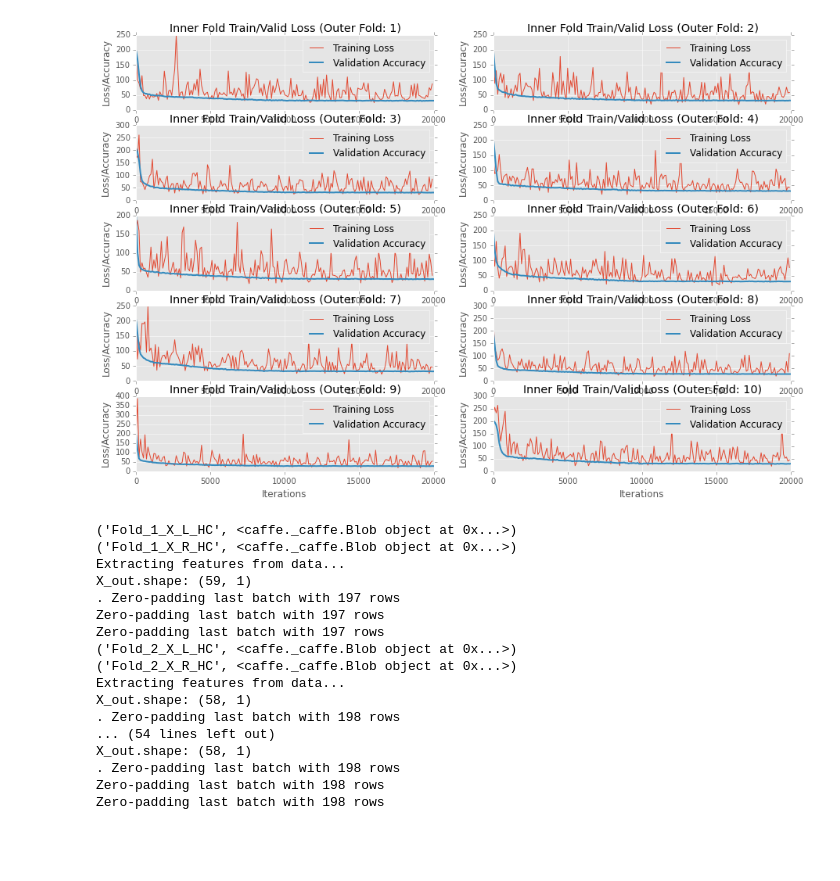
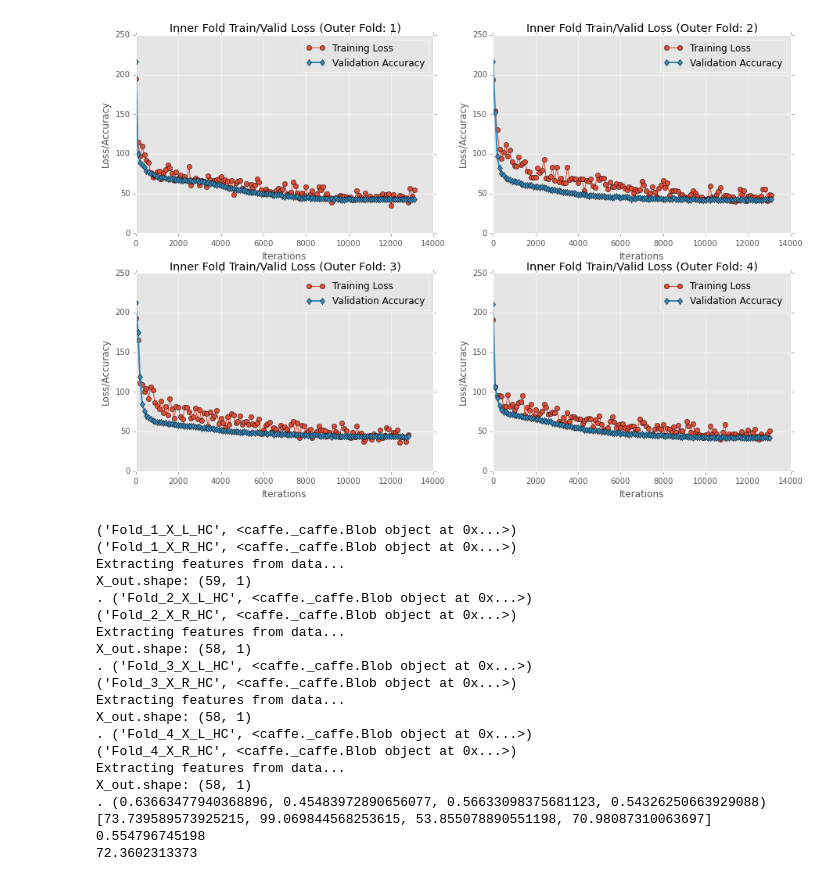
Before and after one commit to TIGRLab/NI-ML, a Jupyter notebook: models/notebooks/model_training_visuals.ipynb, the cells around one changed output. Drawn from its saved outputs; the diff is of its cells as text; code cells hidden in the pictures; blank space fills up the shorter version.

```diff
--- a/models/notebooks/model_training_visuals.ipynb
+++ b/models/notebooks/model_training_visuals.ipynb
@@ -38,15 +38,20 @@ def plot_from_logs(train_file, valid_file, log_title):
     v_iters = vX[:, 0]
     seconds = tX[:, 1]
 
+    #t_iters_lpf = tX[:, 3]
+    #for i in np.arange(1,len(t_iter),1):
+    #    t_iters_lpf[i] =  0.5*t_iters_lpf[i-1] + 0.5*t_iters_lpf[i]
+
     # Training loss and validation accuracy:
     #plt.subplot(211)
-    p1, = plt.plot(t_iters, tX[:, 3],  label="Training Loss")
-    p2, = plt.plot(v_iters, vX[:, 3],  linewidth=2, label="Validation Accuracy")
+    p1, = plt.plot(t_iters, tX[:, 3], '-o',  label="Training Loss")
+    #p1, = plt.plot(t_iters, t_iters_lpf, '-o',  label="Training Loss")
+    p2, = plt.plot(v_iters, vX[:, 3], '-d',linewidth=2, label="Validation Accuracy")
     plt.xlabel('Iterations')
     plt.ylabel('Loss/Accuracy')
     plt.title(log_title)
     plt.legend()
-    #plt.xlim([1000,15000])
+    #plt.xlim([0,10000])
     #plt.legend(bbox_to_anchor=(0.,1.02, 1., 0.102), loc=3, ncol=2, mode="expand", borderaxespad=0.)
 
     # Learning rate:
@@ -60,26 +65,30 @@ def plot_from_logs(train_file, valid_file, log_title):
 # %%
 #plt.figure()
 %matplotlib inline
 plt.rcParams['figure.figsize'] = (15, 10)
 plt.style.use('ggplot')
 
 baseline_dir= '/projects/nikhil/ADNI_prediction/caffe_output/'
-n_folds = 10
+n_folds = 4
 n_cols = 2
 n_rows = (n_folds+1)/n_cols
-tid = 55
+tid = 208
 modality = 'HC_CT'
 
 for lid in np.arange(1,n_folds+1,1):
+    #if lid in [1,2,3,4]:
+    #    tid = 91
+    #else:
+    #    tid = 88
     plt.subplot(n_rows,n_cols,lid)
     train_file = '{}OuterFold{}/caffe.INFO.{}_ff_OF{}_{}_T{}'.format(baseline_dir,lid,'train',lid,modality,tid)
     valid_file = '{}OuterFold{}/caffe.INFO.{}_ff_OF{}_{}_T{}'.format(baseline_dir,lid,'test',lid,modality,tid)
     log_title = 'Inner Fold Train/Valid Loss (Outer Fold: {})'.format(lid)
     plot_from_logs(train_file, valid_file, log_title)
 
 plt.show()
 # %% [output]
-[figure, old version]
+[figure, new version]
 # %%
 import caffe
 
@@ -142,12 +151,12 @@ baseline_dir= '/projects/nikhil/ADNI_prediction/'
 caffe_output_path = baseline_dir + 'caffe_output/'
 input_data_dir_path = baseline_dir + 'input_datasets/'
 target_file = caffe_output_path + 'test_1'
-modality = 'HC'
+modality = 'HC_CT'
 innerLoop = False
 outerLoop = True
 
-n_folds = 10
-tid = 51
+n_folds = 4
+tid = 208
 batch_size = 256
 
 X_out = []
@@ -156,8 +165,15 @@ labels = []
 CV_r = []
 CV_MSE = []
 
-snapshot_iter = '10000'
+snapshot_iter = '13000'
 for lid in np.arange(1,n_folds+1,1):
+#     if lid in [1,2,3,4]:
+#        snapshot_iter = '4000'
+#        tid = 91
+#     else:
+#        snapshot_iter = '6000'
+#        tid = 92
+
 
     model_file = '{}OuterFold{}/_iter_{}.caffemodel_{}_T{}'.format(caffe_output_path,lid,snapshot_iter,modality,tid)
     net_file = '{}OuterFold{}/net_partition.prototxt_{}_T{}'.format(caffe_output_path,lid,modality,tid)
@@ -180,13 +196,17 @@ for lid in np.arange(1,n_folds+1,1):
 
     elif outerLoop: #Outer fold Validation (fused preferably)
         #sub.call(["cp", fold_dir+"/test_outer_val.txt", fold_dir+"/test.txt"])
-        input_data = '{}HC_CT_inflated_CV_OuterFolds_valid_partition_fused.h5'.format(input_data_dir_path,lid)
+        input_data = '{}HC_CT_fused_CV_subsets_C688_valid.h5'.format(input_data_dir_path)
 
         if modality == 'HC':
             input_nodes = ['Fold_{}_X_{}'.format(lid,'L_HC'),'Fold_{}_X_{}'.format(lid,'R_HC')]
+
         elif modality == 'HC_CT':
             input_nodes = ['Fold_{}_X_{}'.format(lid,'L_HC'),'Fold_{}_X_{}'.format(lid,'R_HC'),
                            'Fold_{}_X_{}'.format(lid,'R_CT')]  #Typo R_CT while creating folds with partition
+        elif modality == 'CT':
+            input_nodes = ['Fold_{}_X_{}'.format(lid,'R_CT')]
+
         else:
             input_nodes = ['Fold_{}_X_{}'.format(lid,modality)]
 
@@ -204,21 +224,28 @@ for lid in np.arange(1,n_folds+1,1):
     CV_r.append(stats.pearsonr(predicted_scores,actual_scores))
     CV_MSE.append(mse(predicted_scores,actual_scores))
     label_dataset.close()
+print zip(*CV_r)[0]
+print CV_MSE
+print np.median(zip(*CV_r)[0])
+print np.median(CV_MSE)
 # %% [output]
 ('Fold_1_X_L_HC', <caffe._caffe.Blob object at 0x...>)
 ('Fold_1_X_R_HC', <caffe._caffe.Blob object at 0x...>)
 Extracting features from data...
 X_out.shape: (59, 1)
-. Zero-padding last batch with 197 rows
-Zero-padding last batch with 197 rows
-Zero-padding last batch with 197 rows
-('Fold_2_X_L_HC', <caffe._caffe.Blob object at 0x...>)
+. ('Fold_2_X_L_HC', <caffe._caffe.Blob object at 0x...>)
 ('Fold_2_X_R_HC', <caffe._caffe.Blob object at 0x...>)
 Extracting features from data...
 X_out.shape: (58, 1)
-. Zero-padding last batch with 198 rows
-... (54 lines left out)
+. ('Fold_3_X_L_HC', <caffe._caffe.Blob object at 0x...>)
+('Fold_3_X_R_HC', <caffe._caffe.Blob object at 0x...>)
+Extracting features from data...
 X_out.shape: (58, 1)
-. Zero-padding last batch with 198 rows
-Zero-padding last batch with 198 rows
-Zero-padding last batch with 198 rows
+. ('Fold_4_X_L_HC', <caffe._caffe.Blob object at 0x...>)
+('Fold_4_X_R_HC', <caffe._caffe.Blob object at 0x...>)
+Extracting features from data...
+X_out.shape: (58, 1)
+. (0.63663477940368896, 0.45483972890656077, 0.56633098375681123, 0.54326250663929088)
+[73.739589573925215, 99.069844568253615, 53.855078890551198, 70.98087310063697]
+0.554796745198
+72.3602313373
```
Also changed, not shown: parts of 8 cells of this notebook, 4 other files.
